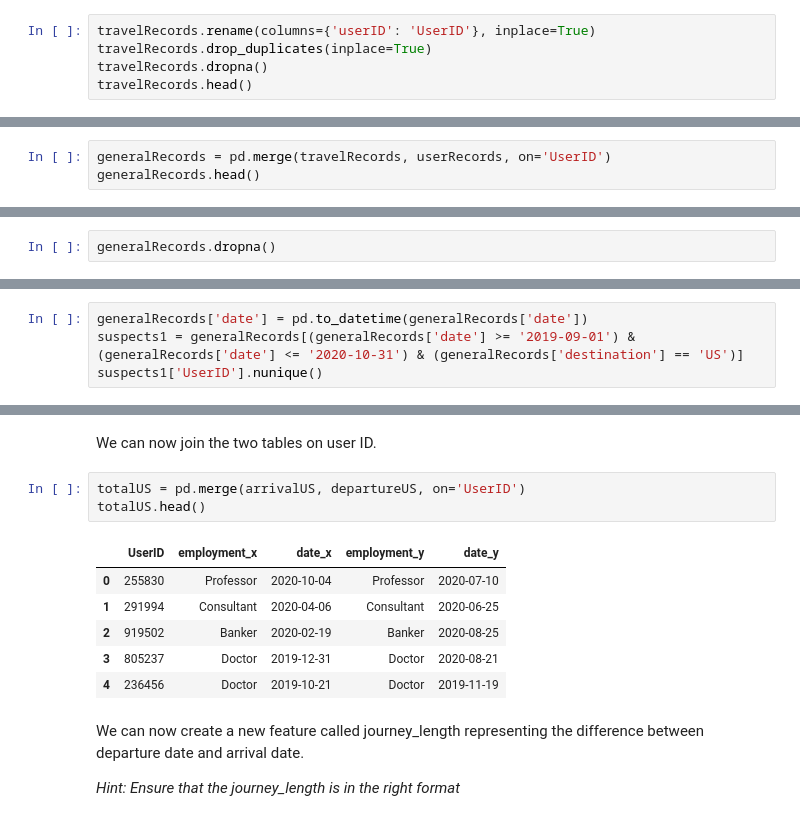
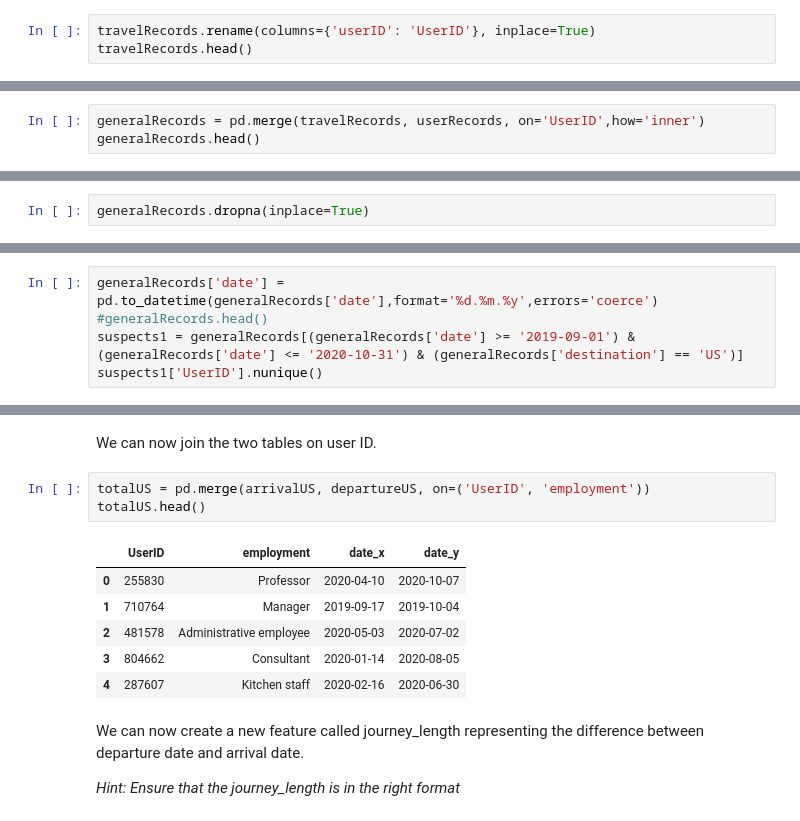
Before and after one commit to AmirJffr/DataScience-and-Machine-Learning-Master-SI, a Jupyter notebook: Assignment_part_1.ipynb, the cells around one changed output, grey strips where cells are left out. Drawn from its saved outputs; the diff is of its cells as text.

```diff
--- a/Assignment_part_1.ipynb
+++ b/Assignment_part_1.ipynb
@@ -210,7 +210,5 @@ userRecords.head()
 # %%
 travelRecords.rename(columns={'userID': 'UserID'}, inplace=True)
-travelRecords.drop_duplicates(inplace=True)
-travelRecords.dropna()
 travelRecords.head()
 # %% [output]
 |  | flightName | departure | destination | date | UserID |
@@ -226,7 +224,7 @@ travelRecords.head()
 
 The result should contain the features flightName, Departure, Arrival,  Date, UserID, first_name, last_name, etc.
 # %%
-generalRecords = pd.merge(travelRecords, userRecords, on='UserID')
+generalRecords = pd.merge(travelRecords, userRecords, on='UserID',how='inner')
 generalRecords.head()
 # %% [output]
 |  | flightName | departure | destination | date | UserID | first_name | last_name | birthday | country | ... |
@@ -238,4 +236,4 @@ generalRecords.head()
 # %% [markdown]
 Remember, our suspect operates meticulously, ensuring that there are no null values in any entries.
 # %%
-generalRecords.dropna()
+generalRecords.dropna(inplace=True)
@@ -258,7 +242,8 @@ Let's now identify the users who has **travelled to** the United States (US) bet
 
 *Note that the travel date is not in datetime format.*
 # %%
-generalRecords['date'] = pd.to_datetime(generalRecords['date'])
+generalRecords['date'] = pd.to_datetime(generalRecords['date'],format='%d.%m.%y',errors='coerce')
+#generalRecords.head()
 suspects1 = generalRecords[(generalRecords['date'] >= '2019-09-01') & (generalRecords['date'] <= '2020-10-31') & (generalRecords['destination'] == 'US')]
 suspects1['UserID'].nunique()
 # %% [output]
@@ -316,15 +299,15 @@ departureUS = departureUS[['UserID', 'employment', 'date']]
 # %% [markdown]
 We can now join the two tables on user ID.
 # %%
-totalUS = pd.merge(arrivalUS, departureUS, on='UserID')
+totalUS = pd.merge(arrivalUS, departureUS, on=('UserID', 'employment'))
 totalUS.head()
 # %% [output]
-|  | UserID | employment_x | date_x | employment_y | date_y |
-| 0 | 255830 | Professor | 2020-10-04 | Professor | 2020-07-10 |
-| 1 | 291994 | Consultant | 2020-04-06 | Consultant | 2020-06-25 |
-| 2 | 919502 | Banker | 2020-02-19 | Banker | 2020-08-25 |
-| 3 | 805237 | Doctor | 2019-12-31 | Doctor | 2020-08-21 |
-| 4 | 236456 | Doctor | 2019-10-21 | Doctor | 2019-11-19 |
+|  | UserID | employment | date_x | date_y |
+| 0 | 255830 | Professor | 2020-04-10 | 2020-10-07 |
+| 1 | 710764 | Manager | 2019-09-17 | 2019-10-04 |
+| 2 | 481578 | Administrative employee | 2020-05-03 | 2020-07-02 |
+| 3 | 804662 | Consultant | 2020-01-14 | 2020-08-05 |
+| 4 | 287607 | Kitchen staff | 2020-02-16 | 2020-06-30 |
 # %% [markdown]
 We can now create a new feature called journey_length representing the difference between departure date and arrival date.
 
```
Also changed, not shown: parts of 14 cells of this notebook.
